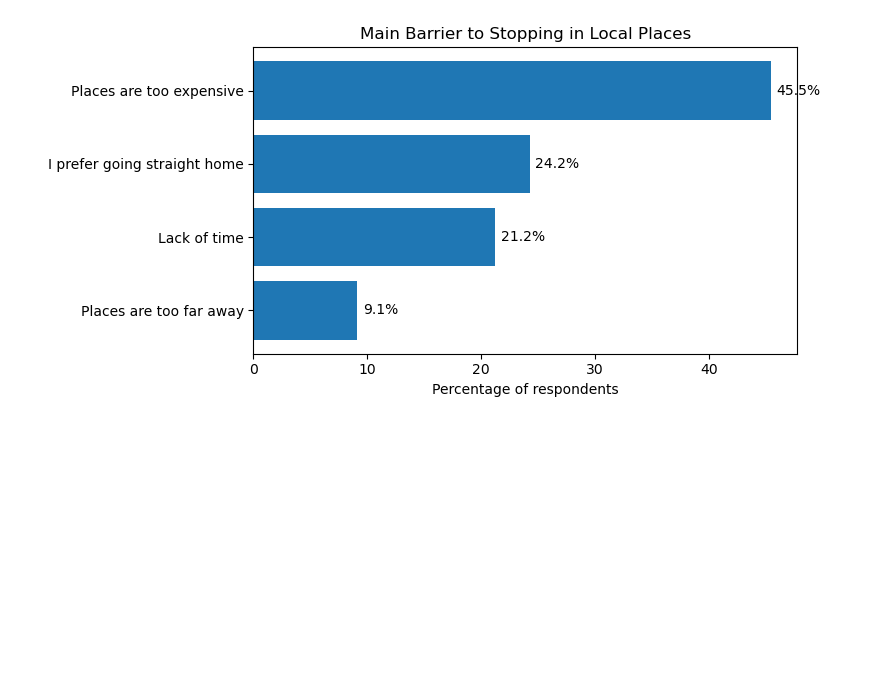
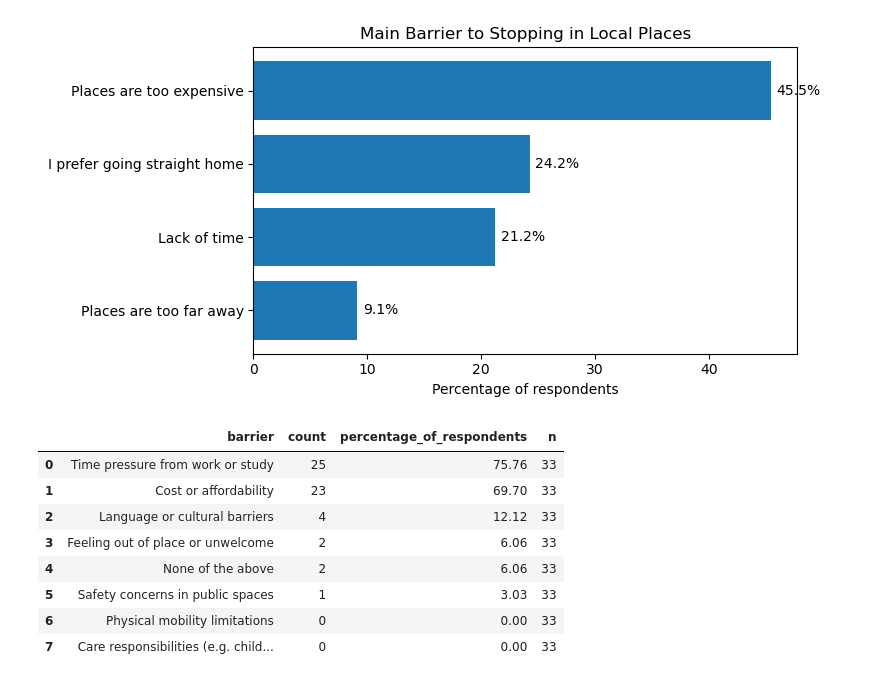
Before and after one commit to Tony-Vo-1011/Bachelor-Thesis, a Jupyter notebook: Survey_analysis/survey_descriptives.ipynb, the cells around one changed output. Saved outputs shown, nothing was run; the diff lists cells and outputs as text; code cells hidden in the pictures; blank space fills up the shorter version.

```diff
--- a/Survey_analysis/survey_descriptives.ipynb
+++ b/Survey_analysis/survey_descriptives.ipynb
@@ -579,3 +579,46 @@ for col in selected_nominal_cols:
 | 2 | Lack of time | Lack of time | 7 | 0.212121 | 21.212121 |
 | 3 | Places are too far away | Places are too far away | 3 | 0.090909 | 9.090909 |
 [figure]
+# %%
+multi_col = "regular_use_barriers"
+
+known_options = [
+    "Cost or affordability",
+    "Safety concerns in public spaces",
+    "Care responsibilities (e.g. children, elderly family members)",
+    "Physical mobility limitations",
+    "Language or cultural barriers",
+    "Feeling out of place or unwelcome",
+    "Time pressure from work or study",
+    "None of the above"
+]
+
+valid = df[multi_col].dropna().astype(str)
+n_valid = len(valid)
+
+rows = []
+
+for option in known_options:
+    count = valid.str.contains(option, regex=False).sum()
+    rows.append({
+        "barrier": option,
+        "count": count,
+        "percentage_of_respondents": round((count / n_valid) * 100, 2),
+        "n": n_valid
+    })
+
+barrier_summary = pd.DataFrame(rows).sort_values(
+    "count", ascending=False
+).reset_index(drop=True)
+
+barrier_summary
+# %% [output]
+|  | barrier | count | percentage_of_respondents | n |
+| 0 | Time pressure from work or study | 25 | 75.76 | 33 |
+| 1 | Cost or affordability | 23 | 69.70 | 33 |
+| 2 | Language or cultural barriers | 4 | 12.12 | 33 |
+| 3 | Feeling out of place or unwelcome | 2 | 6.06 | 33 |
+| 4 | None of the above | 2 | 6.06 | 33 |
+| 5 | Safety concerns in public spaces | 1 | 3.03 | 33 |
+| 6 | Physical mobility limitations | 0 | 0.00 | 33 |
+| 7 | Care responsibilities (e.g. child... | 0 | 0.00 | 33 |
```
Also changed, not shown: 10 other files.
